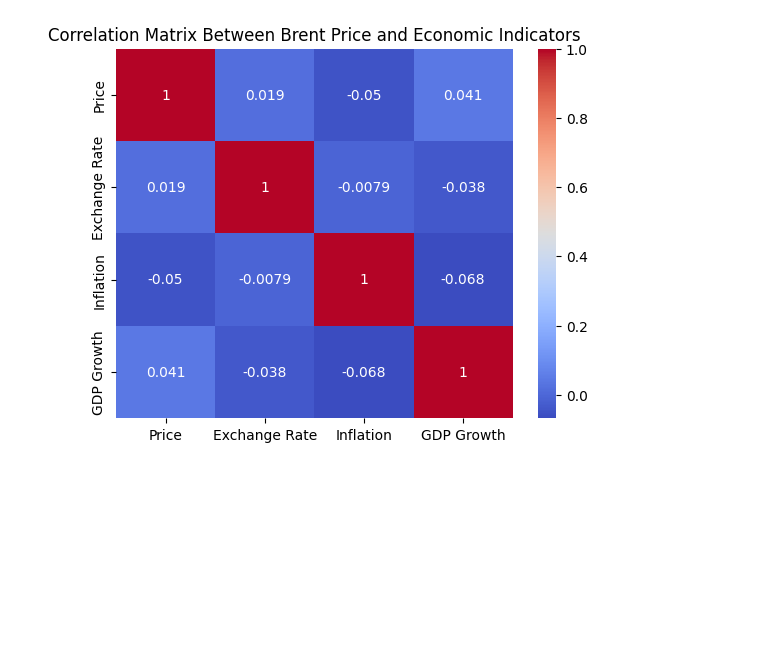
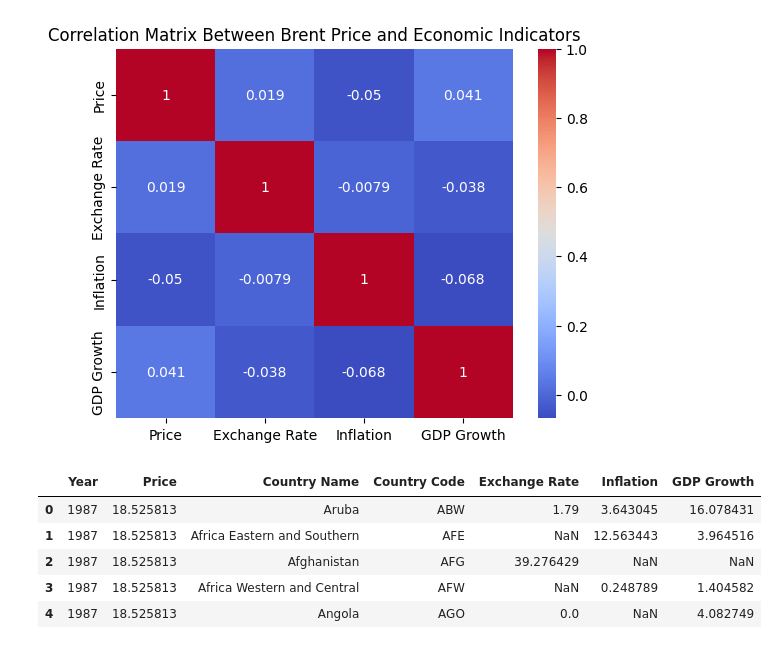
Before and after one commit to Birkity/birhan-energies-oil-price-analysis, a Jupyter notebook: notebooks/task_2.ipynb, the cells around one changed output. Drawn from its saved outputs; the diff is of its cells as text; code cells hidden in the pictures; blank space fills up the shorter version.

```diff
--- a/notebooks/task_2.ipynb
+++ b/notebooks/task_2.ipynb
@@ -148,0 +155,9 @@ GDP Growth     0.040926      -0.038054  -0.067946    1.000000
+# %%
+combined_data.head()
+# %% [output]
+|  | Year | Price | Country Name | Country Code | Exchange Rate | Inflation | GDP Growth |
+| 0 | 1987 | 18.525813 | Aruba | ABW | 1.79 | 3.643045 | 16.078431 |
+| 1 | 1987 | 18.525813 | Africa Eastern and Southern | AFE | NaN | 12.563443 | 3.964516 |
+| 2 | 1987 | 18.525813 | Afghanistan | AFG | 39.276429 | NaN | NaN |
+| 3 | 1987 | 18.525813 | Africa Western and Central | AFW | NaN | 0.248789 | 1.404582 |
+| 4 | 1987 | 18.525813 | Angola | AGO | 0.0 | NaN | 4.082749 |
```
Also changed, not shown: parts of 3 cells of this notebook.
